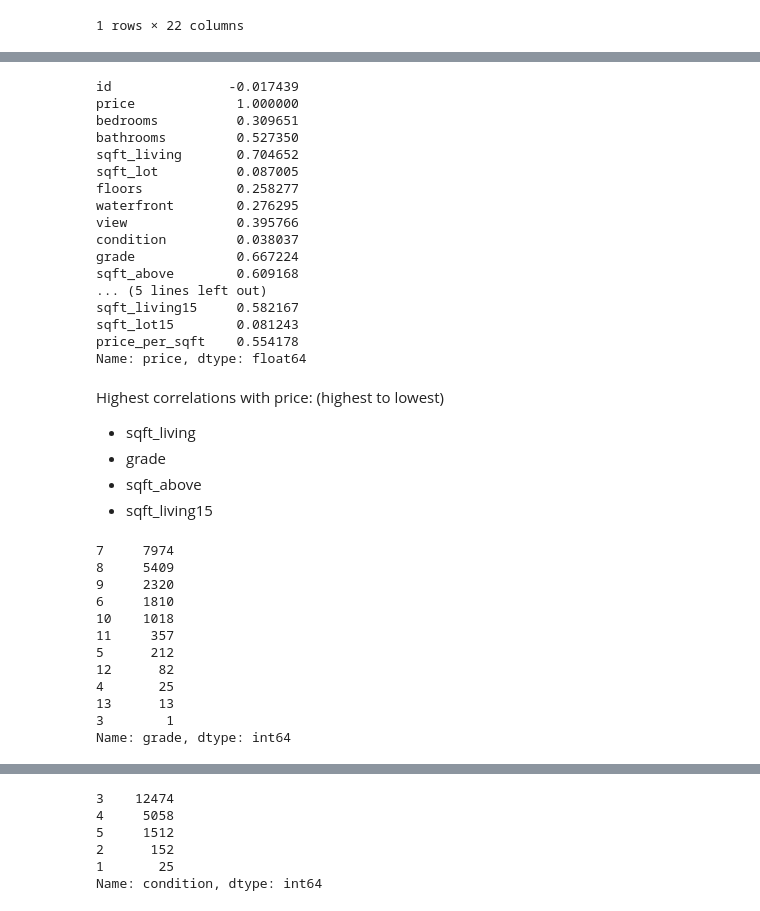
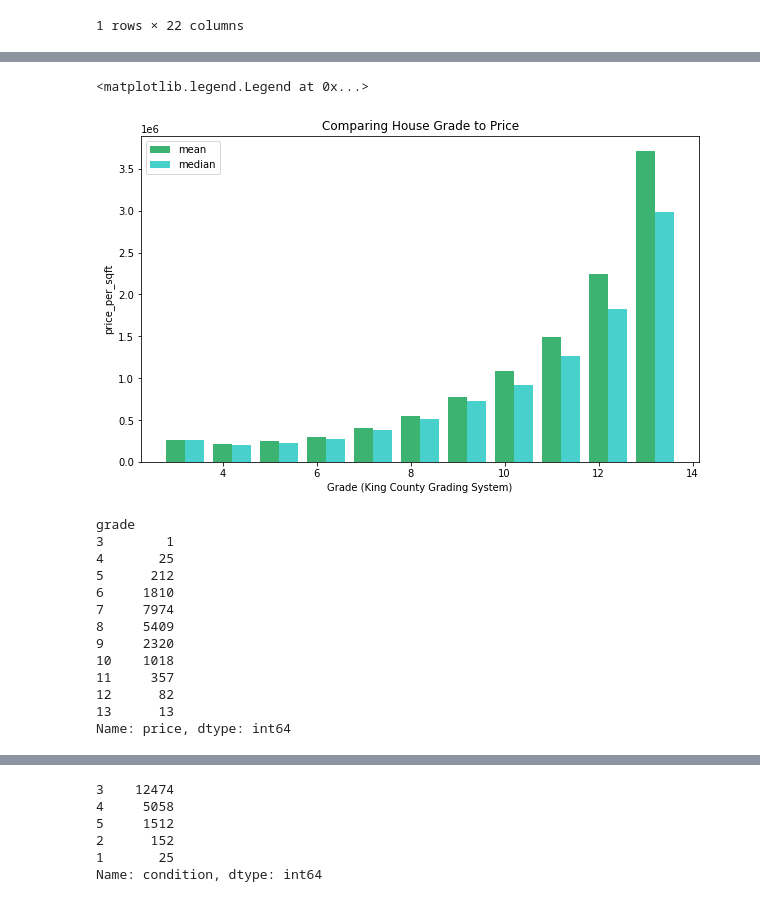
Before and after one commit to Luv2bnanook44/phase_2_project_quanggang, a Jupyter notebook: notebooks/jamie_notebook.ipynb, the cells around one changed output, grey strips where cells are left out. Cells and saved outputs as stored; diff of their text form; code cells hidden in the pictures.

```diff
--- a/notebooks/jamie_notebook.ipynb
+++ b/notebooks/jamie_notebook.ipynb
@@ -95,41 +186,37 @@ max(years)
+# %%
+fig, ax = plt.subplots(figsize=(10,6))
+
+grade_means = df.groupby('grade')['price'].mean().values
+grade_medians = df.groupby('grade')['price'].median().values
+
+w = 0.4
+bar1 = [i for i in range(3,14)]
+bar2 = [i+w for i in bar1]
+
+ax.bar(bar1, grade_means, width=w, color='mediumseagreen', label='mean', align='center')
+ax.bar(bar2, grade_medians, width=w, color='mediumturquoise', label='median', align='center')
+
+# x and y vals; use bottom parameter to make stacked
+ax.set_xlabel('Grade (King County Grading System)')
+ax.set_ylabel('price_per_sqft')
+ax.set_title('Comparing House Grade to Price')
+ax.legend()
+# %% [output]
+<matplotlib.legend.Legend at 0x...>
+[figure, added]
 # %%
-df.corr().price
+df.groupby('grade')['price'].count()
 # %% [output]
-id               -0.017439
-price             1.000000
-bedrooms          0.309651
-bathrooms         0.527350
-sqft_living       0.704652
-sqft_lot          0.087005
-floors            0.258277
-waterfront        0.276295
-view              0.395766
-condition         0.038037
-grade             0.667224
-sqft_above        0.609168
-... (5 lines left out)
-sqft_living15     0.582167
-sqft_lot15        0.081243
-price_per_sqft    0.554178
-Name: price, dtype: float64
+grade
+3        1
+4       25
+5      212
+6     1810
+7     7974
+8     5409
+9     2320
+10    1018
+11     357
+12      82
+13      13
+Name: price, dtype: int64
-# %% [markdown]
-Highest correlations with price: (highest to lowest)
-* sqft_living
-* grade
-* sqft_above
-* sqft_living15
-# %%
-df.grade.value_counts()
-# %% [output]
-7     7974
-8     5409
-9     2320
-6     1810
-10    1018
-11     357
-5      212
-12      82
-4       25
-13      13
-3        1
-Name: grade, dtype: int64
```
Also changed, not shown: parts of 26 cells of this notebook.
